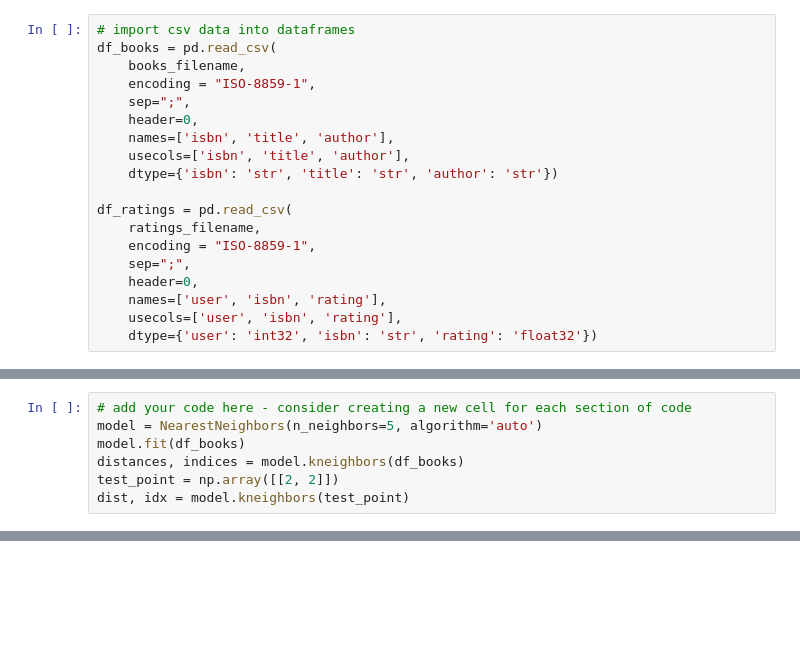
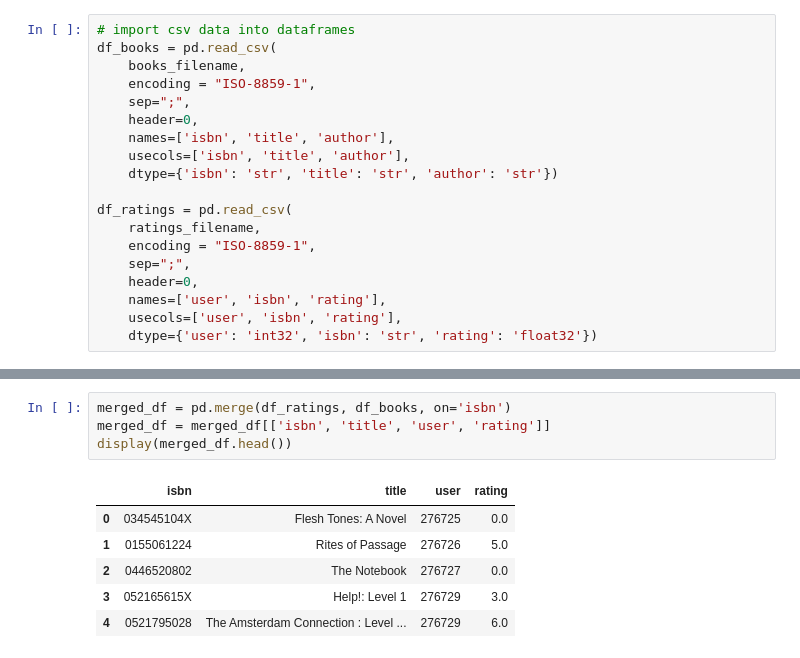
Before and after one commit to BondAlex-maker/book_recomendation_engine, a Jupyter notebook: fcc_book_recommendation_knn.ipynb, the cells around one changed output, grey strips where cells are left out. Saved outputs shown, nothing was run; the diff lists cells and outputs as text; blank space fills up the shorter version.

```diff
--- a/fcc_book_recommendation_knn.ipynb
+++ b/fcc_book_recommendation_knn.ipynb
@@ -68,7 +48,0 @@ merged.head(10)
-# %%
-# add your code here - consider creating a new cell for each section of code
-model = NearestNeighbors(n_neighbors=5, algorithm='auto')
-model.fit(df_books)
-distances, indices = model.kneighbors(df_books)
-test_point = np.array([[2, 2]])
-dist, idx = model.kneighbors(test_point)
@@ -81,0 +67,11 @@ def get_recommends(book = ""):
+# %%
+merged_df = pd.merge(df_ratings, df_books, on='isbn')
+merged_df = merged_df[['isbn', 'title', 'user', 'rating']]
+display(merged_df.head())
+# %% [output]
+|  | isbn | title | user | rating |
+| 0 | 034545104X | Flesh Tones: A Novel | 276725 | 0.0 |
+| 1 | 0155061224 | Rites of Passage | 276726 | 5.0 |
+| 2 | 0446520802 | The Notebook | 276727 | 0.0 |
+| 3 | 052165615X | Help!: Level 1 | 276729 | 3.0 |
+| 4 | 0521795028 | The Amsterdam Connection : Level ... | 276729 | 6.0 |
```
Also changed, not shown: parts of 18 cells of this notebook.
